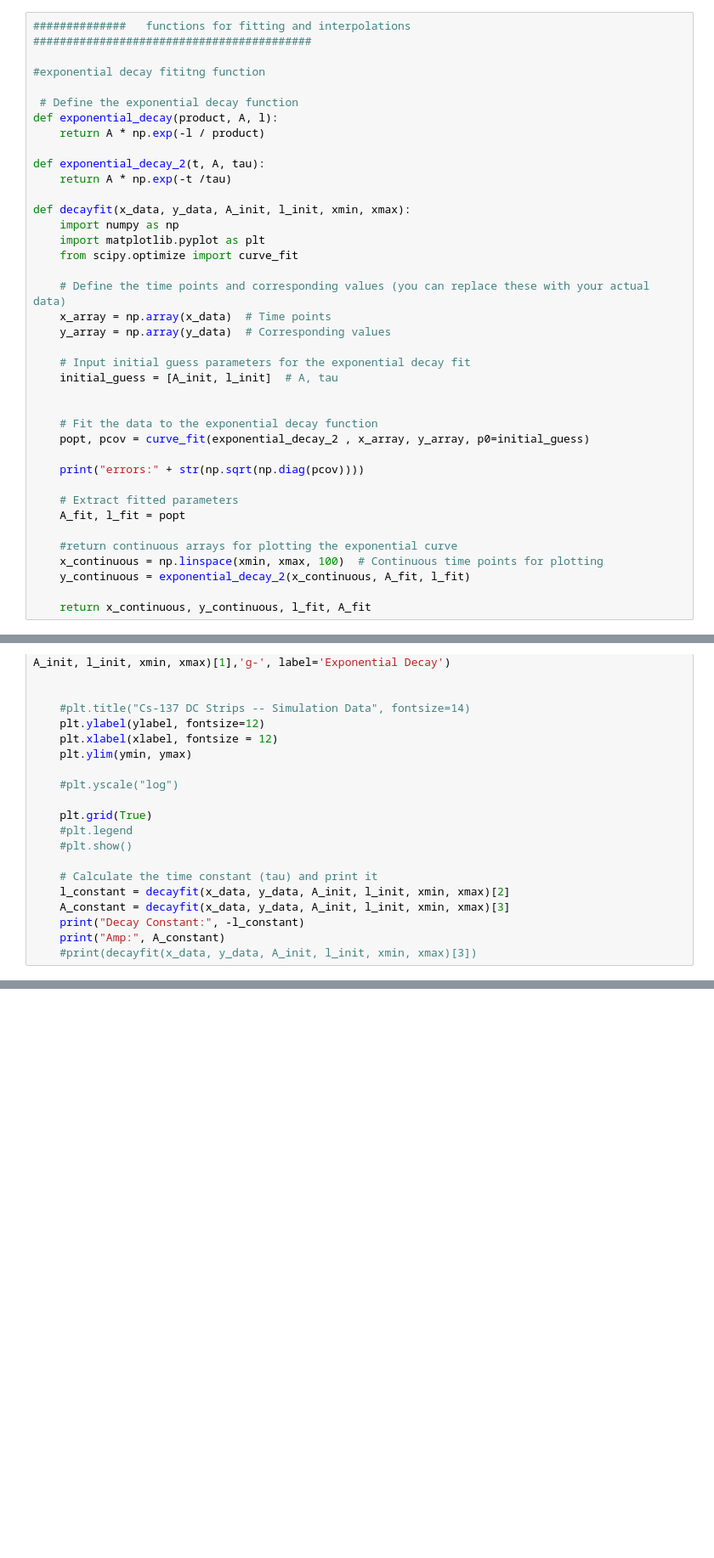
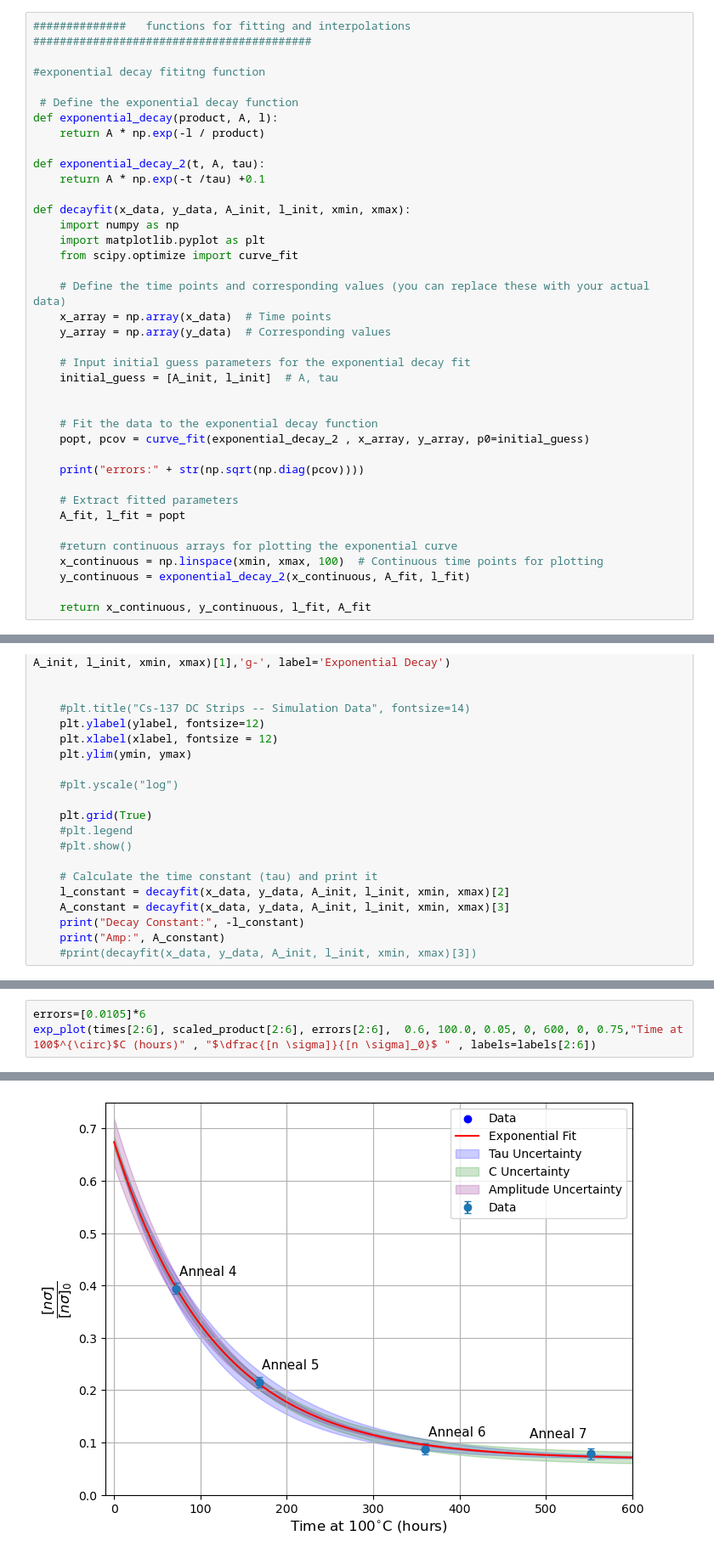
Before and after one commit to sophieehaight/AnnealingStudies, a Jupyter notebook: Cs137_simulatedData.ipynb, the cells around one changed output, grey strips where cells are left out. Shown at 85% size. Cells and saved outputs as stored; diff of their text form; blank space fills up the shorter version.

```diff
--- a/Cs137_simulatedData.ipynb
+++ b/Cs137_simulatedData.ipynb
@@ -300,7 +111,7 @@ def exponential_decay(product, A, l):
     return A * np.exp(-l / product)
 
 def exponential_decay_2(t, A, tau):
-    return A * np.exp(-t /tau)
+    return A * np.exp(-t /tau) +0.1
 
 def decayfit(x_data, y_data, A_init, l_init, xmin, xmax):
     import numpy as np
@@ -852,0 +587,4 @@ plt.show()
+# %%
+errors=[0.0105]*6
+exp_plot(times[2:6], scaled_product[2:6], errors[2:6],  0.6, 100.0, 0.05, 0, 600, 0, 0.75,"Time at 100$^{\circ}$C (hours)" , "$\dfrac{[n \sigma]}{[n \sigma]_0}$ " , labels=labels[2:6])
+# %% [output]
@@ -852,0 +600 @@ plt.show()
+[figure, added]
```
Also changed, not shown: parts of 60 cells of this notebook, 2 other files.
